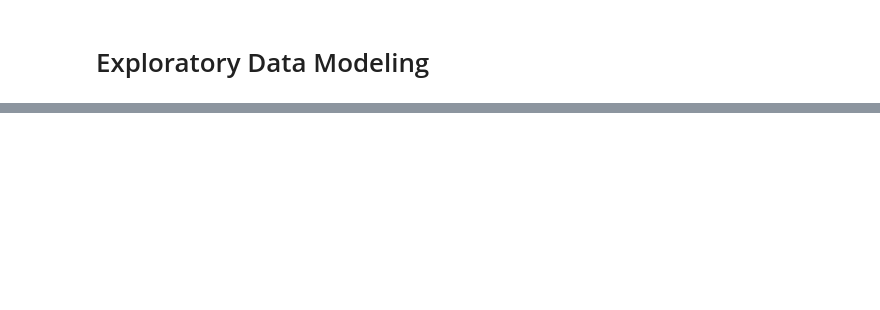
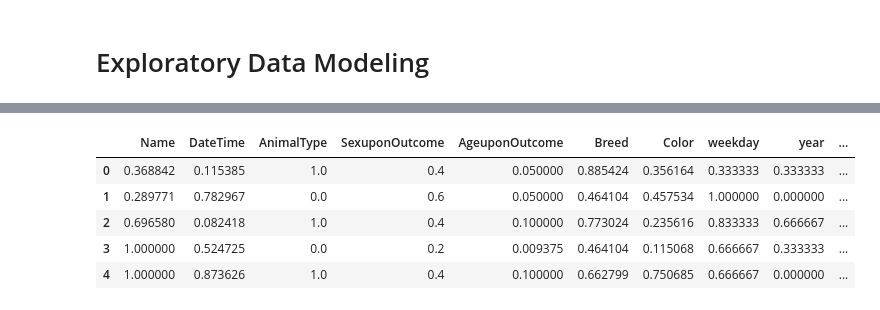
Before and after one commit to hbarabash/findapet, a Jupyter notebook: fostercomp.ipynb, the cells around one changed output, grey strips where cells are left out. Drawn from its saved outputs; the diff is of its cells as text; code cells hidden in the pictures; blank space fills up the shorter version.

```diff
--- a/fostercomp.ipynb
+++ b/fostercomp.ipynb
@@ -108,0 +179,8 @@ foster.head()
+# %%
+# convert dateTime column to day of year
+#min_date = StringToDate(foster['DateTime'].min())
+#foster = foster.drop('DateTime', axis=1)
+addDateCols(foster)
+addDateCols(test)
+foster['DateTime'] = foster['DateTime'].apply(lambda x: (StringToDate(x).timetuple().tm_yday))
+test['DateTime'] = test['DateTime'].apply(lambda x: (StringToDate(x).timetuple().tm_yday))
@@ -108,0 +213,9 @@ foster.head()
+# %%
+# Null age upon outcome = 0
+foster['AgeuponOutcome'] = foster['AgeuponOutcome'].fillna('NA')
+
+foster['AgeuponOutcome'] = foster['AgeuponOutcome'].apply(stringToAge)
+
+test['AgeuponOutcome'] = test['AgeuponOutcome'].fillna('NA')
+
+test['AgeuponOutcome'] = test['AgeuponOutcome'].apply(stringToAge)
@@ -108,0 +233,13 @@ foster.head()
+# %%
+from sklearn import preprocessing
+le = preprocessing.LabelEncoder()
+foster['Color'] = le.fit_transform(foster['Color'])
+foster['Name'] = le.fit_transform(foster['Name'])
+foster['OutcomeType'] = le.fit_transform(foster['OutcomeType'])
+foster['SexuponOutcome'] = le.fit_transform(foster['SexuponOutcome'])
+foster['Breed'] = le.fit_transform(foster['Breed'])
+test['Color'] = le.fit_transform(test['Color'])
+test['SexuponOutcome'] = le.fit_transform(test['SexuponOutcome'])
+test['Breed'] = le.fit_transform(test['Breed'])
+test['Name'] = le.fit_transform(test['Name'])
+#test['OutcomeType'] = le.fit_transform(test['OutcomeType'])
@@ -109,2 +257,13 @@ foster.head()
+# %%
+foster_X = foster.drop(['OutcomeType'],axis=1)
+foster_Y = foster['OutcomeType']
+MinMaxScaler = preprocessing.MinMaxScaler()
+X_data_minmax = MinMaxScaler.fit_transform(foster_X)
+foster_X = pd.DataFrame(X_data_minmax,columns=foster_X.columns)
+foster_X.head()
+testID = test['ID']
+test = test.drop('ID', axis=1)
+test_minmax = MinMaxScaler.fit_transform(test)
+test = pd.DataFrame(test_minmax,columns=test.columns)
 # %% [markdown]
 # Exploratory Data Modeling
@@ -110,0 +409,9 @@ foster.head()
+# %%
+foster_X.head()
+# %% [output]
+|  | Name | DateTime | AnimalType | SexuponOutcome | AgeuponOutcome | Breed | Color | weekday | year | ... |
+| 0 | 0.368842 | 0.115385 | 1.0 | 0.4 | 0.050000 | 0.885424 | 0.356164 | 0.333333 | 0.333333 | ... |
+| 1 | 0.289771 | 0.782967 | 0.0 | 0.6 | 0.050000 | 0.464104 | 0.457534 | 1.000000 | 0.000000 | ... |
+| 2 | 0.696580 | 0.082418 | 1.0 | 0.4 | 0.100000 | 0.773024 | 0.235616 | 0.833333 | 0.666667 | ... |
+| 3 | 1.000000 | 0.524725 | 0.0 | 0.2 | 0.009375 | 0.464104 | 0.115068 | 0.666667 | 0.333333 | ... |
+| 4 | 1.000000 | 0.873626 | 1.0 | 0.4 | 0.100000 | 0.662799 | 0.750685 | 0.666667 | 0.000000 | ... |
```
Also changed, not shown: parts of 71 cells of this notebook.
